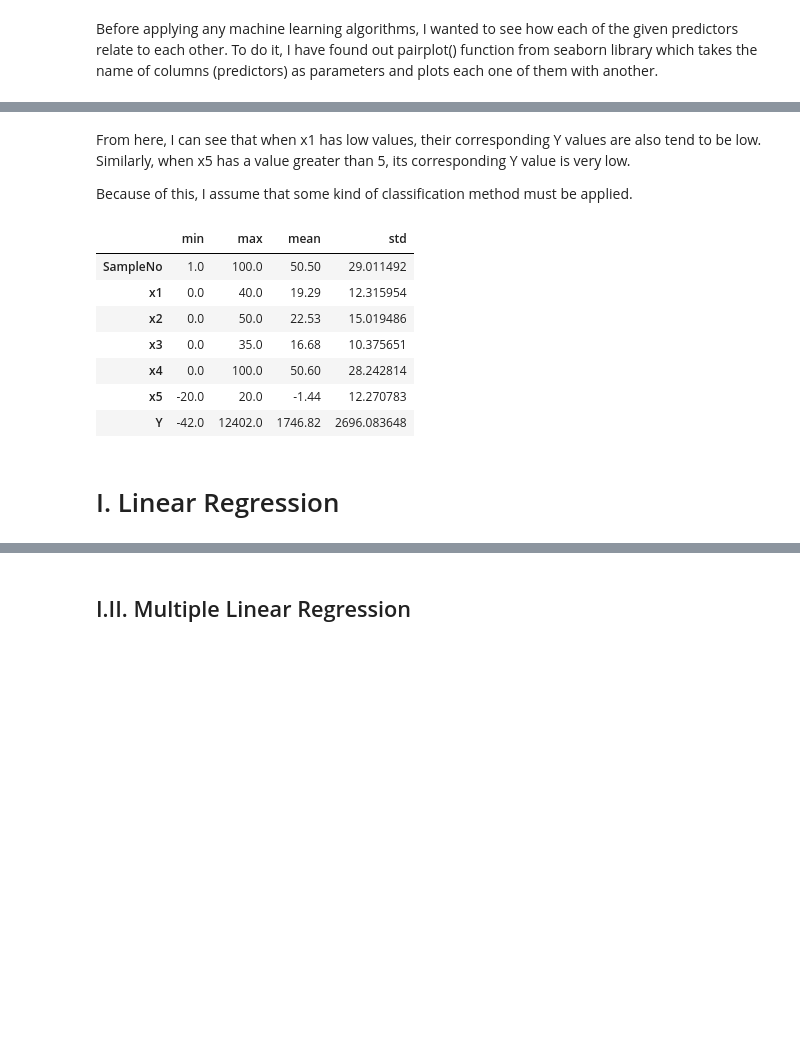
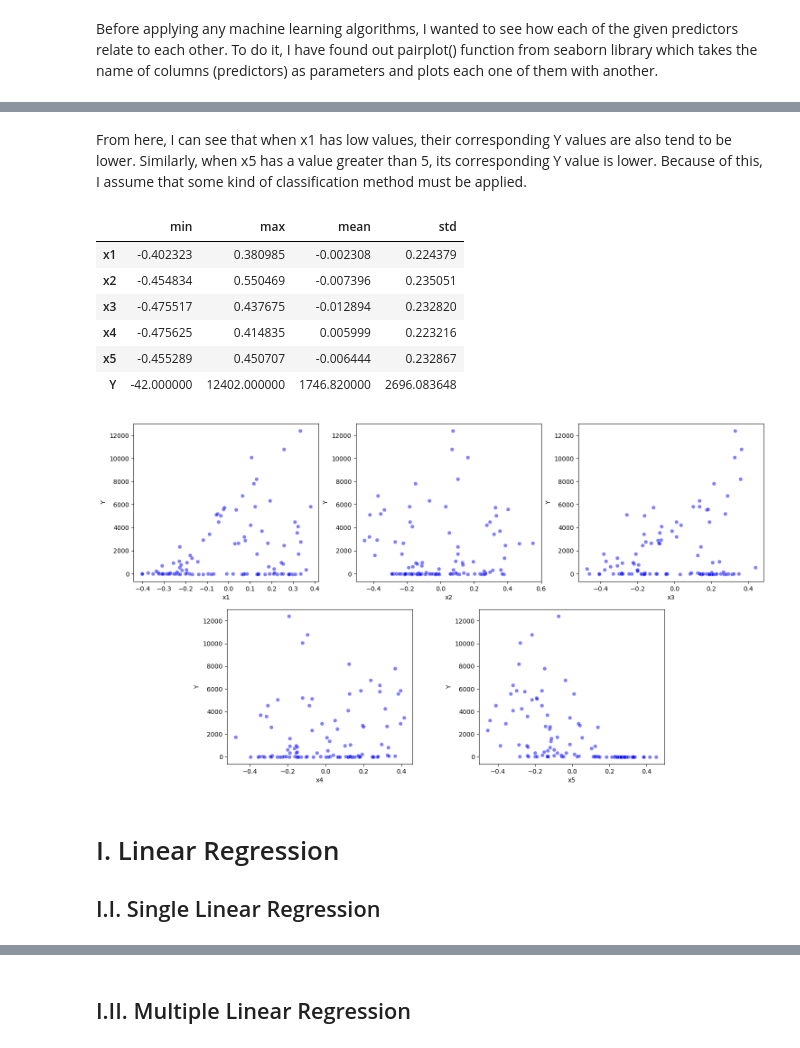
Before and after one commit to DefinitelyVixon/CE475-Project, a Jupyter notebook: Project.ipynb, the cells around one changed output, grey strips where cells are left out. Saved outputs shown, nothing was run; the diff lists cells and outputs as text; code cells hidden in the pictures; blank space fills up the shorter version.

```diff
--- a/Project.ipynb
+++ b/Project.ipynb
@@ -1,4 +3,7 @@
 # %%
+from sklearn.model_selection import KFold
+from sklearn.preprocessing import PolynomialFeatures
+from sklearn.linear_model import LinearRegression
 from IPython.display import display
 import matplotlib.pyplot as plt
 import seaborn as sns
@@ -6,7 +11,13 @@ import pandas as pd
 import numpy as np
 
 np.set_printoptions(precision=3, suppress=True)
-# error_calculation_metrics = ['mean_squared_error', 'mean_absolute_error']
-# ecm = error_calculation_metrics[1]
 ecm = 'mean_absolute_error'
 k_fold_value = 5
+
+raw_dataset = pd.read_csv('dataset_v1.csv', sep=',', skipinitialspace=True)
+dataset = raw_dataset.copy()
+predict_set = dataset.tail(20)
+dataset = dataset.drop(predict_set.index)
+
+predictors = ['SampleNo', 'x1', 'x2', 'x3', 'x4', 'x5', 'x6']
+all_test_results = {}
@@ -71,27 +189,5 @@ for i_ in range(len(predictors)):
 [figure]
 # %% [markdown]
-From here, I can see that when x1 has low values, their corresponding Y values are also tend to be low. Similarly,
-when x5 has a value greater than 5, its corresponding Y value is very low.
-
-Because of this, I assume that some kind of classification method must be applied.
+From here, I can see that when x1 has low values, their corresponding Y values are also tend to be lower. Similarly,
+when x5 has a value greater than 5, its corresponding Y value is lower. Because of this, I assume that some kind of
+classification method must be applied.
-# %%
-k_samples = k_fold_sample()
-
-train_features = train_set.copy()
-test_features = test_set.copy()
-
-train_labels = train_features.pop('Y')
-test_labels = test_features.pop('Y')
-
-table_heuristics = dataset.describe().transpose()[['min', 'max', 'mean', 'std']]
-
-display(table_heuristics)
-# %% [output]
-|  | min | max | mean | std |
-| SampleNo | 1.0 | 100.0 | 50.50 | 29.011492 |
-| x1 | 0.0 | 40.0 | 19.29 | 12.315954 |
-| x2 | 0.0 | 50.0 | 22.53 | 15.019486 |
-| x3 | 0.0 | 35.0 | 16.68 | 10.375651 |
-| x4 | 0.0 | 100.0 | 50.60 | 28.242814 |
-| x5 | -20.0 | 20.0 | -1.44 | 12.270783 |
-| Y | -42.0 | 12402.0 | 1746.82 | 2696.083648 |
@@ -98,2 +204,24 @@ display(table_heuristics)
+# %%
+fig_, axes_ = plt.subplots(2, 3, figsize=(18, 10))
+axes_[1][2].set_visible(False)
+axes_[1][0].set_position([0.24, 0.125, 0.228, 0.343])
+axes_[1][1].set_position([0.55, 0.125, 0.228, 0.343])
+
+for i_ in range(len(predictors)):
+    sns.scatterplot(ax=axes_[i_ // 3, i_ % 3], x=dataset[predictors[i_]], y=dataset['Y'], alpha=0.5, color='b')
+
+table_heuristics = dataset.describe().transpose()[['min', 'max', 'mean', 'std']]
+display(table_heuristics)
+# %% [output]
+|  | min | max | mean | std |
+| x1 | -0.402323 | 0.380985 | -0.002308 | 0.224379 |
+| x2 | -0.454834 | 0.550469 | -0.007396 | 0.235051 |
+| x3 | -0.475517 | 0.437675 | -0.012894 | 0.232820 |
+| x4 | -0.475625 | 0.414835 | 0.005999 | 0.223216 |
+| x5 | -0.455289 | 0.450707 | -0.006444 | 0.232867 |
+| Y | -42.000000 | 12402.000000 | 1746.820000 | 2696.083648 |
+[figure, added]
 # %% [markdown]
 # I. Linear Regression
+
+## I.I. Single Linear Regression
```
Also changed, not shown: parts of 24 cells of this notebook.
